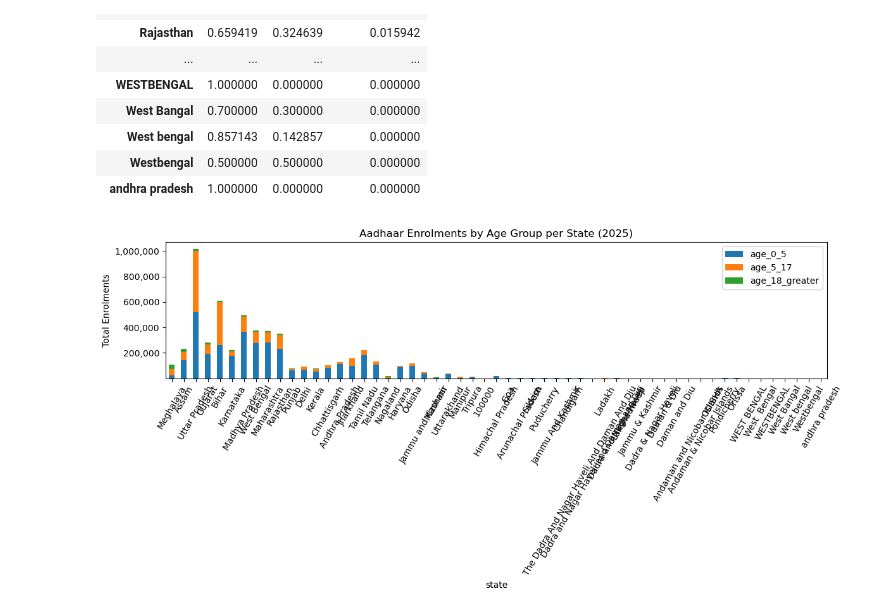
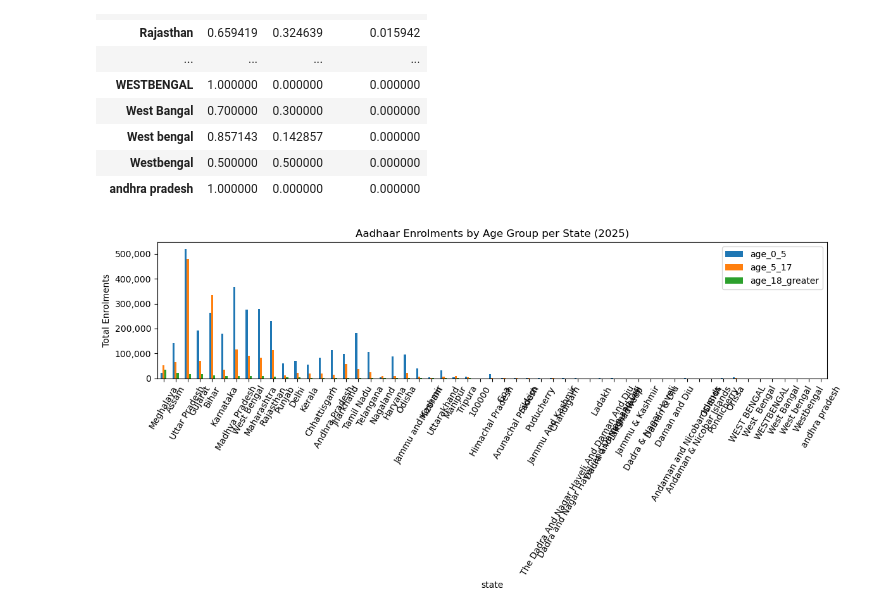
Before and after one commit to pranavdawara-py/aadhaar-analysis, a Jupyter notebook: notebooks/data_analysis.ipynb, the cells around one changed output. Cells and saved outputs as stored; diff of their text form; code cells hidden in the pictures.

```diff
--- a/notebooks/data_analysis.ipynb
+++ b/notebooks/data_analysis.ipynb
@@ -167,15 +167,14 @@ state_age_ratios
 # %%
 state_age.plot(
     kind="bar",
-    stacked=True,
     figsize=(12,6)
 )
 plt.ylabel("Total Enrolments")
 plt.title("Aadhaar Enrolments by Age Group per State (2025)")
 plt.xticks(rotation=60)
 plt.gca().yaxis.set_major_formatter(mtick.StrMethodFormatter('{x:,.0f}'))
 plt.tight_layout()
 plt.show()
 #not looking good at all, also make the names short
 # %% [output]
-[figure, old version]
+[figure, new version]
```
Also changed, not shown: parts of 12 cells of this notebook.
